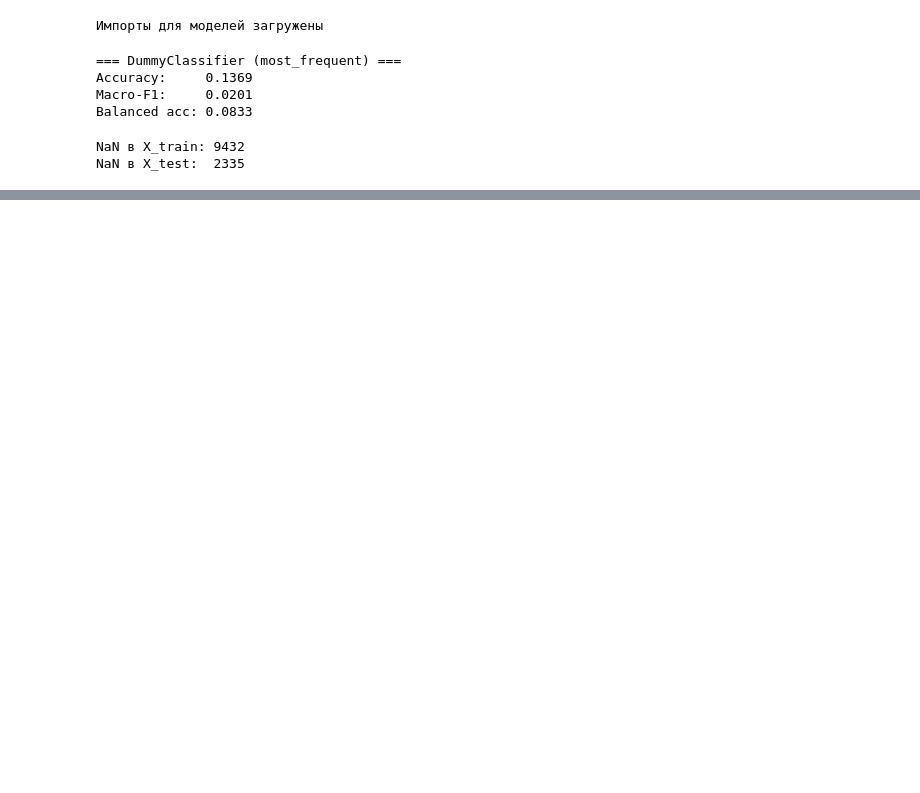
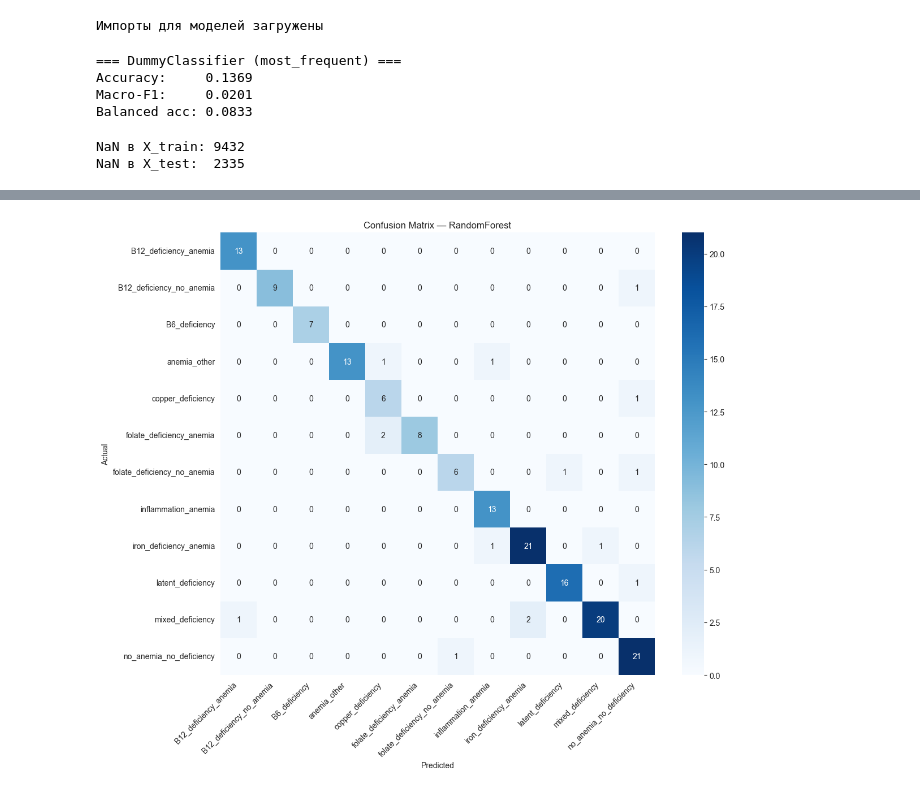
Before and after one commit to natalieananyina-sudo/67-git-kittens, a Jupyter notebook: notebooks/03_modeling.ipynb, the cells around one changed output, grey strips where cells are left out. Cells and saved outputs as stored; diff of their text form; code cells hidden in the pictures; blank space fills up the shorter version.

```diff
--- a/notebooks/03_modeling.ipynb
+++ b/notebooks/03_modeling.ipynb
@@ -205,0 +425,20 @@ Name: count, dtype: int64
+# %%
+# ============ CLASSIFICATION REPORT ============
+# Определяем лучшую модель
+best_idx = results['Macro-F1'].idxmax()
+best_model_name = results.loc[best_idx, 'Model']
+print(f"Лучшая модель: {best_model_name} (Macro-F1 = {results.loc[best_idx, 'Macro-F1']:.4f})\n")
+
+# Выбираем predictions лучшей модели
+preds = {
+    'Dummy': y_pred_dummy,
+    'LogisticRegression': y_pred_logreg,
+    'RandomForest': y_pred_rf,
+    'CatBoost': y_pred_catboost,
+    'XGBoost': y_pred_xgb,
+    'LightGBM': y_pred_lgb
+}
+y_pred_best = preds[best_model_name]
+
+# Classification report
+print(classification_report(y_test, y_pred_best))
@@ -205,0 +466,16 @@ Name: count, dtype: int64
+# %%
+# ============ CONFUSION MATRIX ============
+fig, ax = plt.subplots(figsize=(12, 10))
+cm = confusion_matrix(y_test, y_pred_best, labels=le.classes_)
+
+sns.heatmap(cm, annot=True, fmt='d', cmap='Blues',
+            xticklabels=le.classes_, yticklabels=le.classes_, ax=ax)
+ax.set_title(f'Confusion Matrix — {best_model_name}')
+ax.set_xlabel('Predicted')
+ax.set_ylabel('Actual')
+plt.xticks(rotation=45, ha='right')
+plt.yticks(rotation=0)
+plt.tight_layout()
+plt.show()
+# %% [output]
+[figure, added]
```
Also changed, not shown: parts of 22 cells of this notebook, 3 other files.
